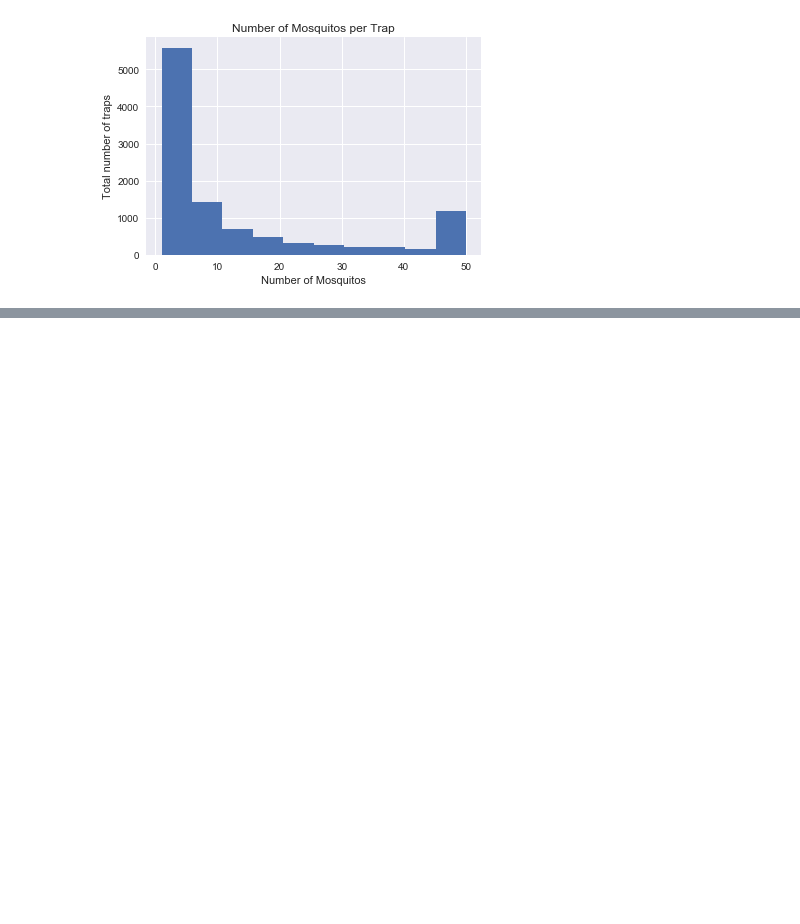
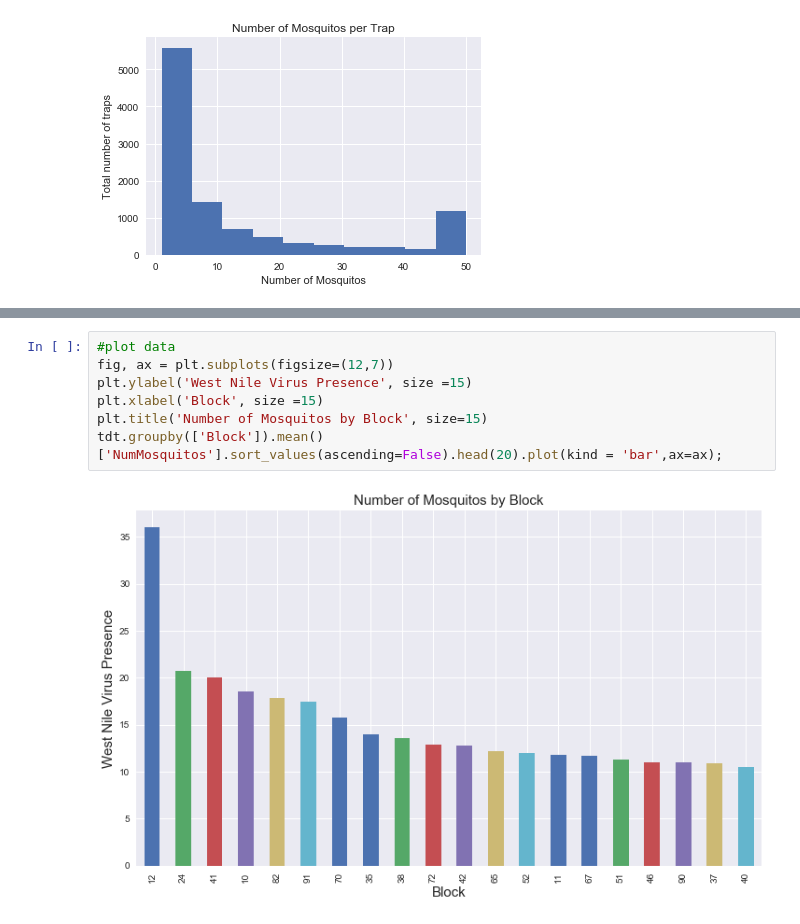
Before and after one commit to beetletrellen1/West_nile_model, a Jupyter notebook: 03 - Graphing Notebook.ipynb, the cells around one changed output, grey strips where cells are left out. Saved outputs shown, nothing was run; the diff lists cells and outputs as text; blank space fills up the shorter version.

```diff
--- a/03 - Graphing Notebook.ipynb
+++ b/03 - Graphing Notebook.ipynb
@@ -24,0 +34,9 @@ plt.ylabel('Total number of traps');
+# %%
+#plot data
+fig, ax = plt.subplots(figsize=(12,7))
+plt.ylabel('West Nile Virus Presence', size =15)
+plt.xlabel('Block', size =15)
+plt.title('Number of Mosquitos by Block', size=15)
+tdt.groupby(['Block']).mean()['NumMosquitos'].sort_values(ascending=False).head(20).plot(kind = 'bar',ax=ax);
+# %% [output]
+[figure, added]
```
Also changed, not shown: parts of 1 cell of this notebook, 7 other files.
